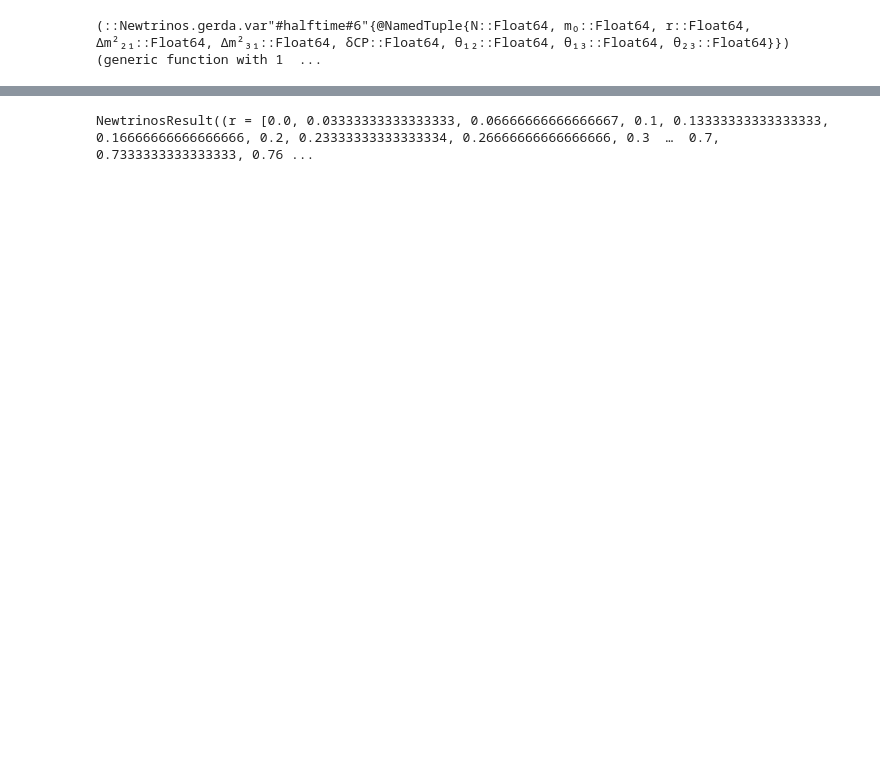
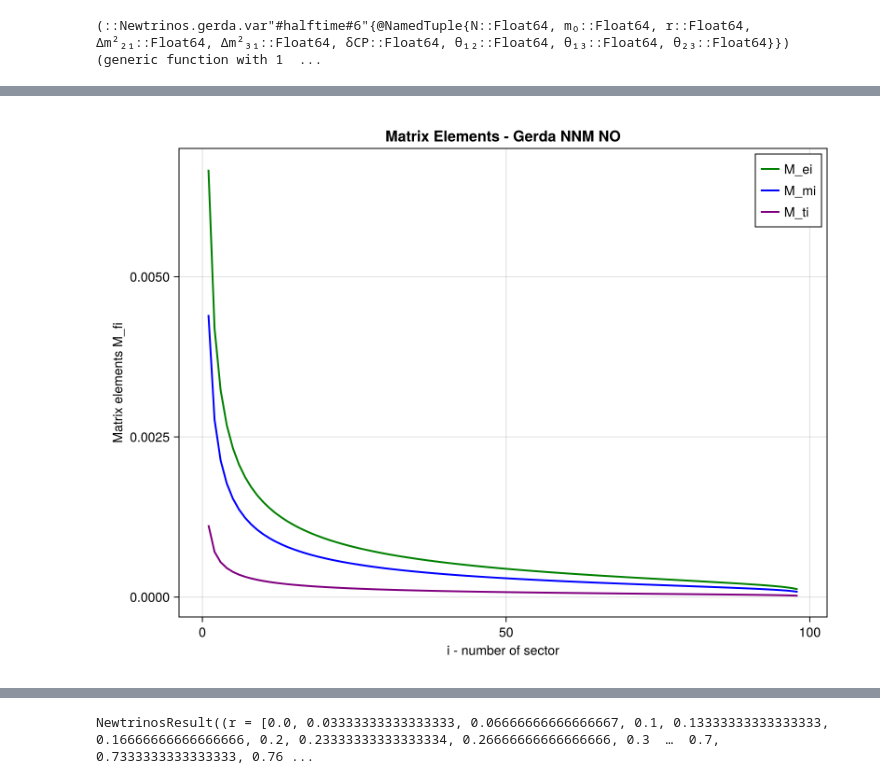
Before and after one commit to philippeller/Newtrinos.jl, a Jupyter notebook: src/experiments/gerda/gerda.ipynb, the cells around one changed output, grey strips where cells are left out. Saved outputs shown, nothing was run; the diff lists cells and outputs as text; code cells hidden in the pictures; blank space fills up the shorter version.

```diff
--- a/src/experiments/gerda/gerda.ipynb
+++ b/src/experiments/gerda/gerda.ipynb
@@ -84,0 +90,17 @@ mass=Newtrinos.gerda.get_neutrinomass(osc_cfg.flavour)(par)
+# %%
+par_p= merge(par, (m₀=1e-6, r=1e-3, N=100))
+
+mass_e, mass_m, mass_t, angles_e, angles_m, angles_t = Newtrinos.gerda.mixing_angles( par, osc_cfg.flavour)
+
+angles_e=angles_e[2:end-1]
+angles_m=angles_m[2:end-1]
+angles_t=angles_t[2:end-1]
+
+mass_e=mass_e[2:end-1]
+mass_m=mass_m[2:end-1]
+mass_t=mass_t[2:end-1]
+
+
+cont_e=mass_e.*(angles_e).^2
+cont_m=mass_m.*(angles_m).^2
+cont_t=mass_t.*(angles_t).^2
@@ -84,0 +125,39 @@ mass=Newtrinos.gerda.get_neutrinomass(osc_cfg.flavour)(par)
+# %%
+using CairoMakie
+# Create the plot
+fig = Figure(resolution = (800, 600))
+ax = Axis(fig[1, 1],
+    xlabel =  "i - number of sector",
+    ylabel = "Matrix elements M_fi",
+    title = "Matrix Elements - Gerda NNM NO",
+    titlesize = 16,
+    xlabelsize = 14,
+    ylabelsize = 14
+)
+
+i_range=1:length(angles_e)
+# Plot the main curve
+lines!(ax, i_range, abs.(angles_e),
+    color = :green,
+    linewidth = 2,
+    label = "M_ei"
+)
+
+lines!(ax, i_range, abs.(angles_m),
+    color = :blue,
+    linewidth = 2,
+    label = "M_mi"
+)
+
+lines!(ax, i_range, abs.(angles_t),
+    color = :purple,
+    linewidth = 2,
+    label = "M_ti"
+)
+# Add legend
+axislegend(ax, position = :rt)  # right bottom
+
+save("/home/sofialon/Newtrinos.jl/plot_final/gerda_checks/matrix_elements_N=100_m0=10^-6_r=10^-3.png", fig)
+
+display("image/png", fig)
+# %% [output]
@@ -84,0 +166 @@ mass=Newtrinos.gerda.get_neutrinomass(osc_cfg.flavour)(par)
+[figure, added]
```
Also changed, not shown: parts of 10 cells of this notebook, 49 other files.
